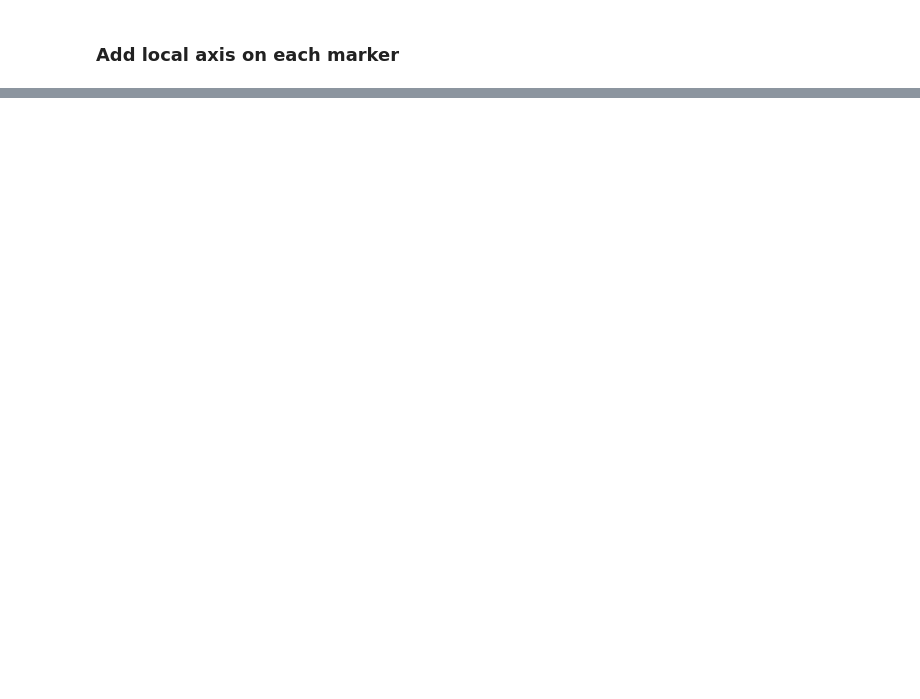
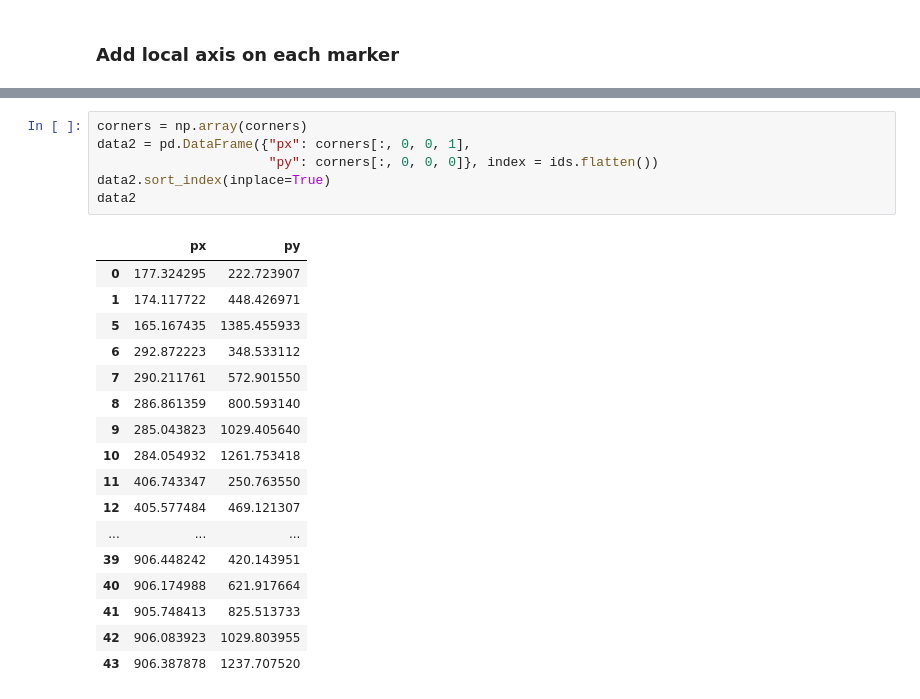
Before and after one commit to lcharleux/mecaruco, a Jupyter notebook: doc/notebooks/aruco_calibration.ipynb, the cells around one changed output, grey strips where cells are left out. Cells and saved outputs as stored; diff of their text form; blank space fills up the shorter version.

```diff
--- a/doc/notebooks/aruco_calibration.ipynb
+++ b/doc/notebooks/aruco_calibration.ipynb
@@ -269,0 +356,24 @@ plt.show()
+# %%
+corners = np.array(corners)
+data2 = pd.DataFrame({"px": corners[:, 0, 0, 1],
+                      "py": corners[:, 0, 0, 0]}, index = ids.flatten())
+data2.sort_index(inplace=True)
+data2
+# %% [output]
+|  | px | py |
+| 0 | 177.324295 | 222.723907 |
+| 1 | 174.117722 | 448.426971 |
+| 5 | 165.167435 | 1385.455933 |
+| 6 | 292.872223 | 348.533112 |
+| 7 | 290.211761 | 572.901550 |
+| 8 | 286.861359 | 800.593140 |
+| 9 | 285.043823 | 1029.405640 |
+| 10 | 284.054932 | 1261.753418 |
+| 11 | 406.743347 | 250.763550 |
+| 12 | 405.577484 | 469.121307 |
+| ... | ... | ... |
+| 39 | 906.448242 | 420.143951 |
+| 40 | 906.174988 | 621.917664 |
+| 41 | 905.748413 | 825.513733 |
+| 42 | 906.083923 | 1029.803955 |
+| 43 | 906.387878 | 1237.707520 |
```
Also changed, not shown: parts of 28 cells of this notebook, 8 other files.
